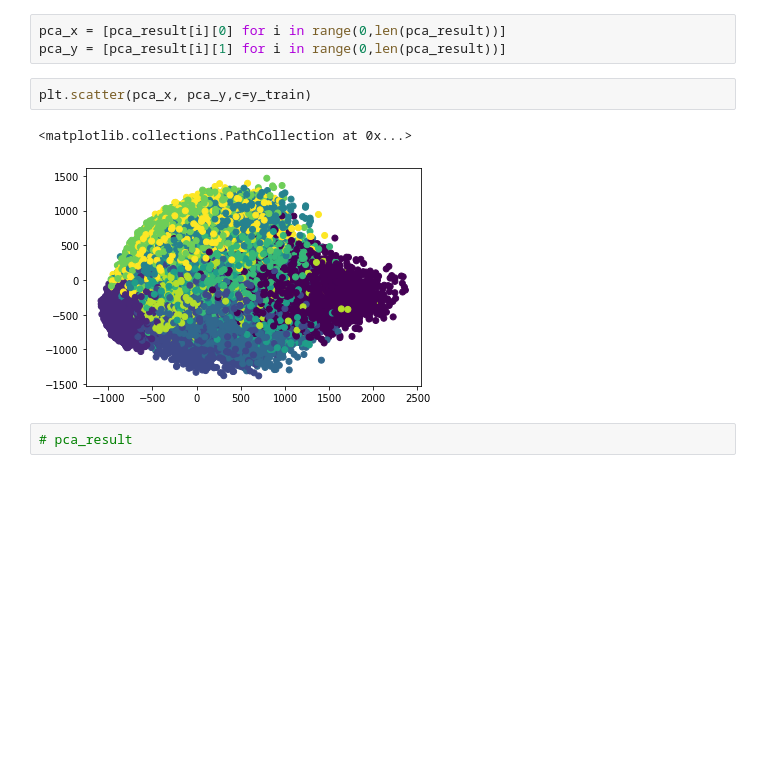
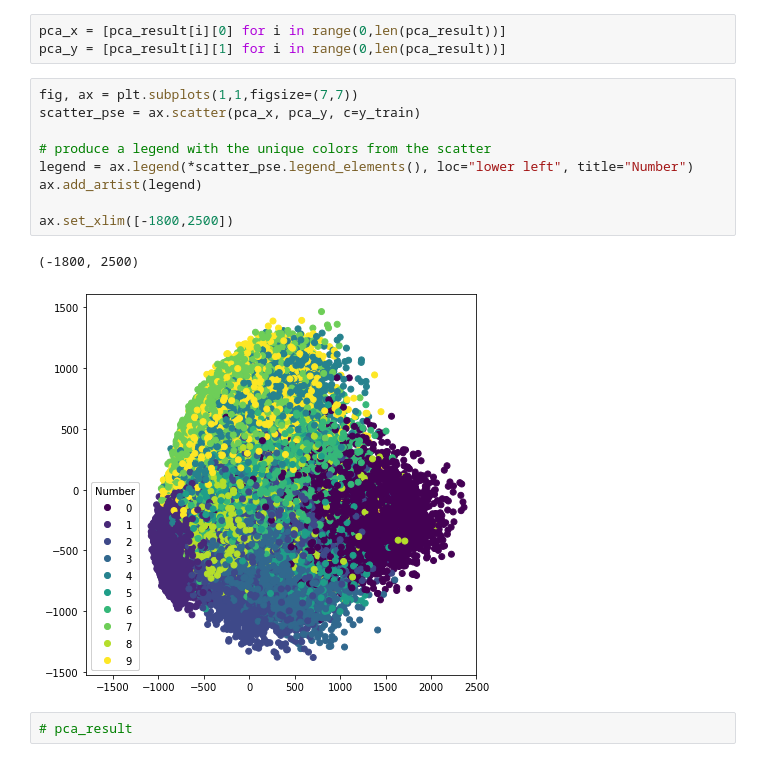
Before and after one commit to scottclay/MLLytics, a Jupyter notebook: examples/pca_clustering.ipynb, the cells around one changed output. Cells and saved outputs as stored; diff of their text form; blank space fills up the shorter version.

```diff
--- a/examples/pca_clustering.ipynb
+++ b/examples/pca_clustering.ipynb
@@ -65,11 +65,18 @@ array([[ 123.93259858, -312.67394508,  -24.51227283, ...,  159.9278474 ,
 # %%
 pca_x = [pca_result[i][0] for i in range(0,len(pca_result))]
 pca_y = [pca_result[i][1] for i in range(0,len(pca_result))]
-# %%
-plt.scatter(pca_x, pca_y,c=y_train)
-# %% [output]
-<matplotlib.collections.PathCollection at 0x...>
-[figure, removed]
+# %%
+fig, ax = plt.subplots(1,1,figsize=(7,7))
+scatter_pse = ax.scatter(pca_x, pca_y, c=y_train)
+
+# produce a legend with the unique colors from the scatter
+legend = ax.legend(*scatter_pse.legend_elements(), loc="lower left", title="Number")
+ax.add_artist(legend)
+
+ax.set_xlim([-1800,2500])
+# %% [output]
+(-1800, 2500)
+[figure, added]
 # %%
 # pca_result
 # %%
```
Also changed, not shown: parts of 18 cells of this notebook, 3 other files.
